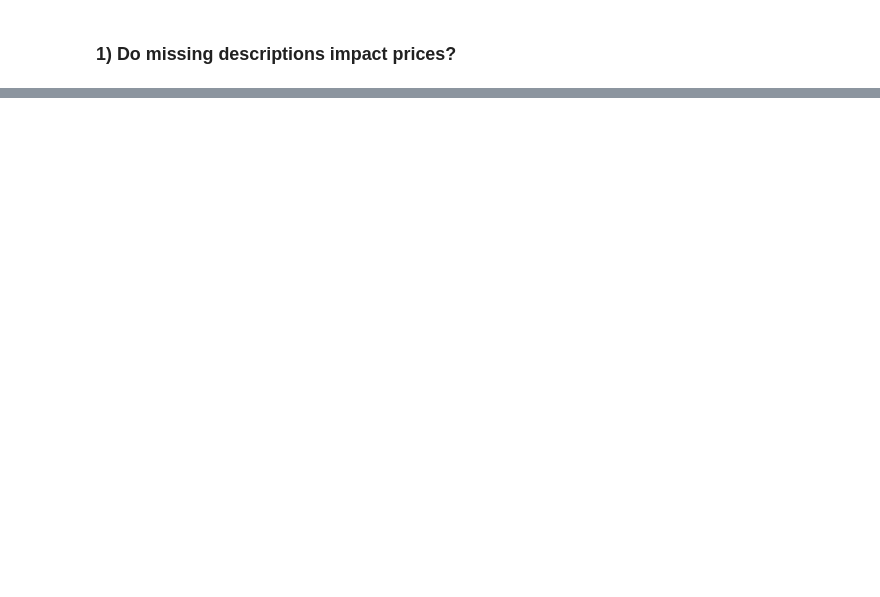
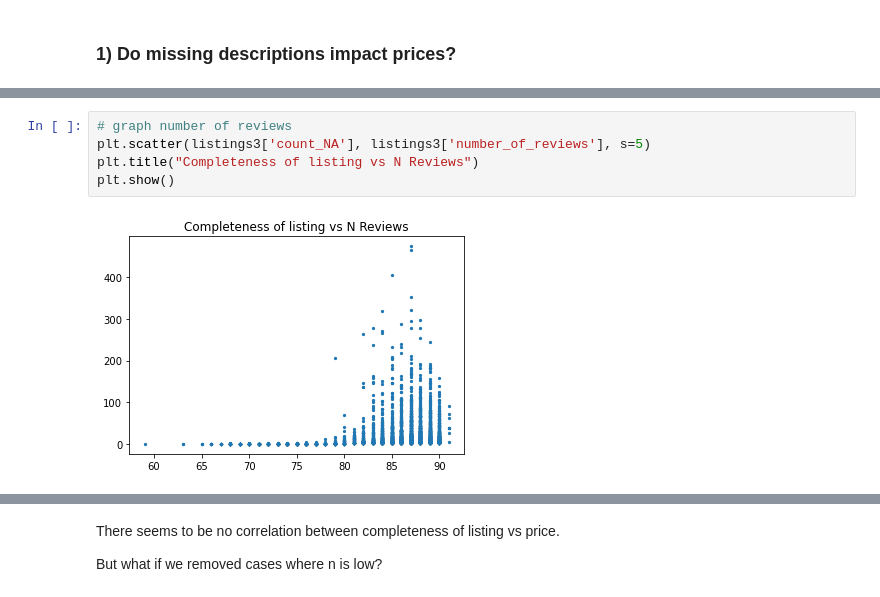
Before and after one commit to norrateng/seattle_airbnb, a Jupyter notebook: Seattle Airbnb.ipynb, the cells around one changed output, grey strips where cells are left out. Saved outputs shown, nothing was run; the diff lists cells and outputs as text; blank space fills up the shorter version.

```diff
--- a/Seattle Airbnb.ipynb
+++ b/Seattle Airbnb.ipynb
@@ -322,0 +554,7 @@ time: 15 ms (started: 2025-04-11 13:13:46 +01:00)
+# %%
+# graph number of reviews
+plt.scatter(listings3['count_NA'], listings3['number_of_reviews'], s=5)
+plt.title("Completeness of listing vs N Reviews")
+plt.show()
+# %% [output]
+[figure, added]
@@ -322,0 +562,4 @@ time: 15 ms (started: 2025-04-11 13:13:46 +01:00)
+# %% [markdown]
+There seems to be no correlation between completeness of listing vs price.
+
+But what if we removed cases where n is low?
```
Also changed, not shown: parts of 100 cells of this notebook.
